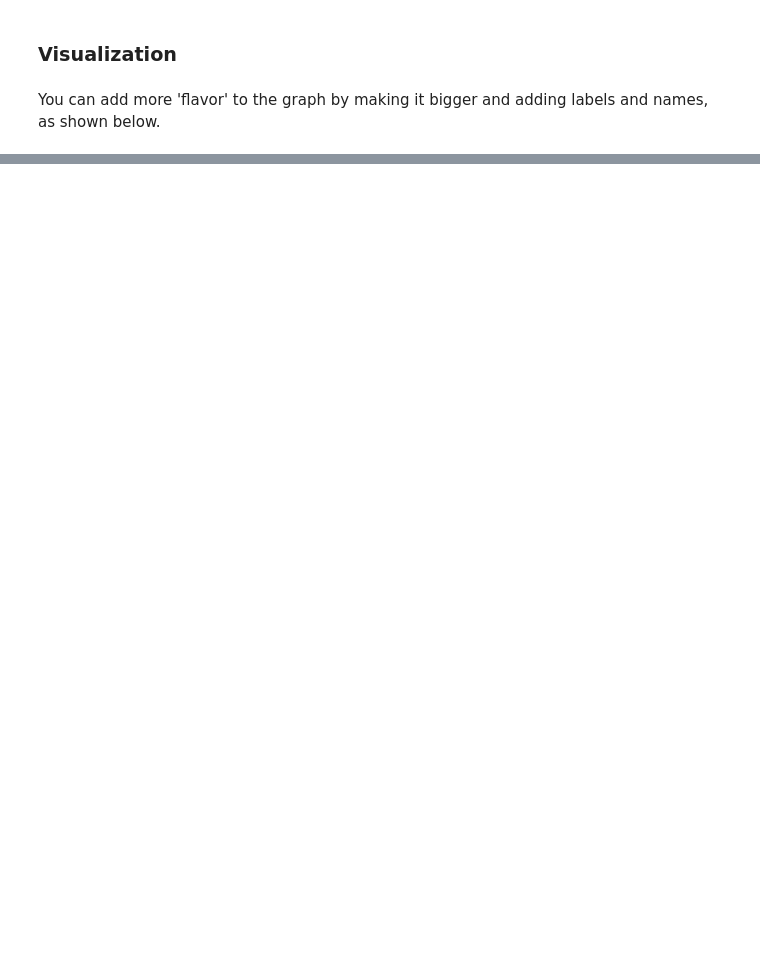
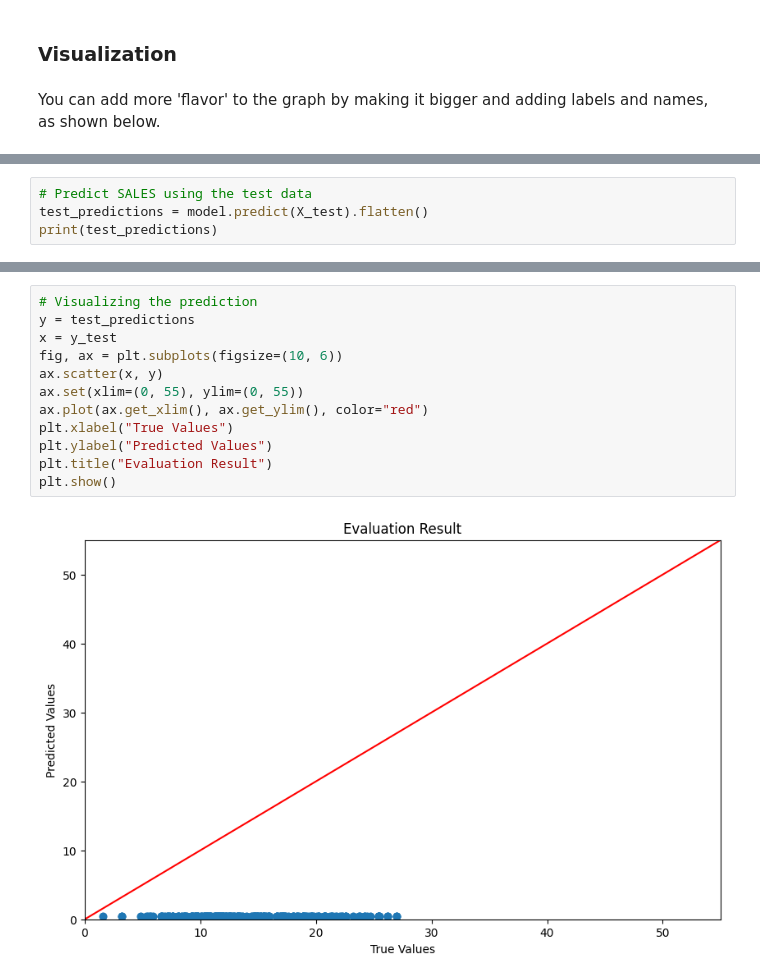
Before and after one commit to kocakcan/ml_foundations, a Jupyter notebook: 04_07_begin.ipynb, the cells around one changed output, grey strips where cells are left out. Saved outputs shown, nothing was run; the diff lists cells and outputs as text; blank space fills up the shorter version.

Commit message:
added the evaluation part 🌚

```diff
--- a/04_07_begin.ipynb
+++ b/04_07_begin.ipynb
@@ -275,0 +275,4 @@ plt.show()
+# %%
+# Predict SALES using the test data
+test_predictions = model.predict(X_test).flatten()
+print(test_predictions)
@@ -275,0 +314,14 @@ plt.show()
+# %%
+# Visualizing the prediction
+y = test_predictions
+x = y_test
+fig, ax = plt.subplots(figsize=(10, 6))
+ax.scatter(x, y)
+ax.set(xlim=(0, 55), ylim=(0, 55))
+ax.plot(ax.get_xlim(), ax.get_ylim(), color="red")
+plt.xlabel("True Values")
+plt.ylabel("Predicted Values")
+plt.title("Evaluation Result")
+plt.show()
+# %% [output]
+[figure, added]
```
Also changed, not shown: parts of 13 cells of this notebook.
